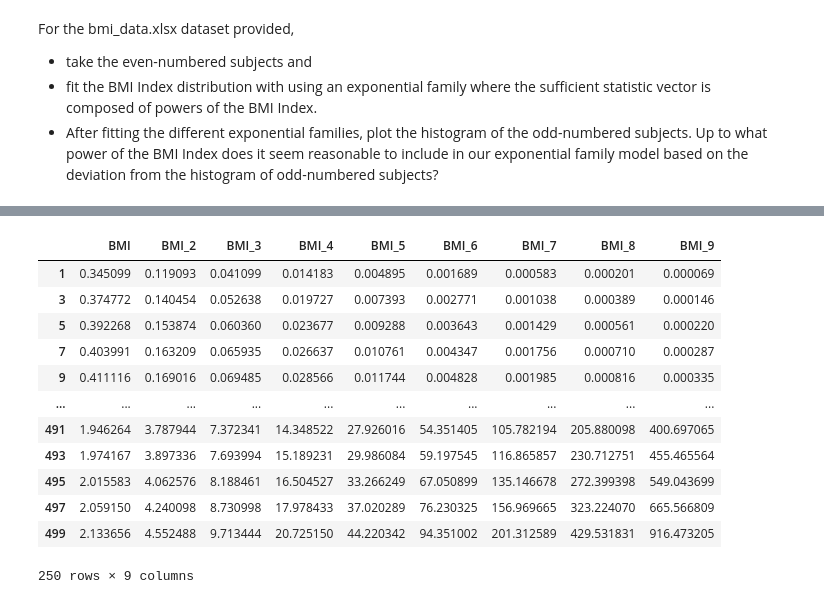
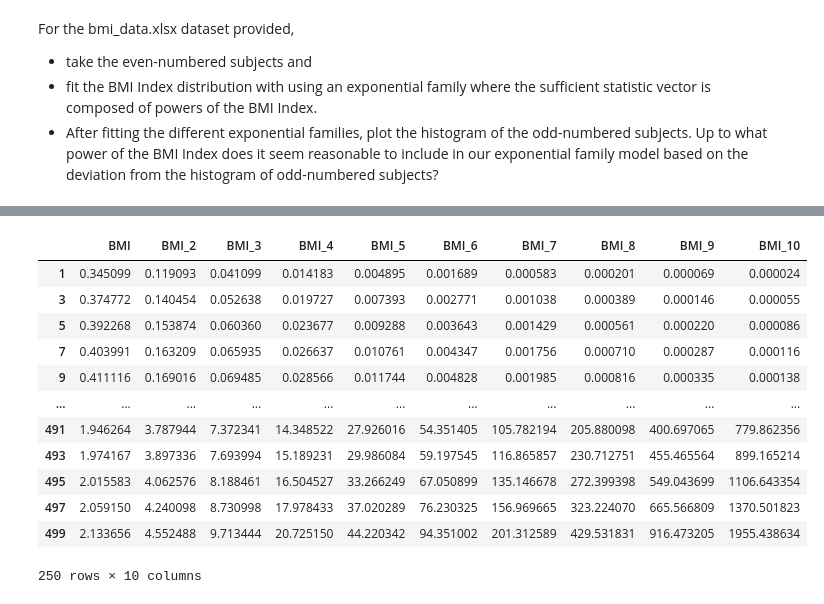
Before and after one commit to EiderDiaz/midterm_ds_is, a Jupyter notebook: final summer takehome/Q1_exponential families.ipynb, the cells around one changed output, grey strips where cells are left out. Drawn from its saved outputs; the diff is of its cells as text; code cells hidden in the pictures.

```diff
--- a/final summer takehome/Q1_exponential families.ipynb
+++ b/final summer takehome/Q1_exponential families.ipynb
@@ -57,21 +42,20 @@ odds_bmi = pd.DataFrame(odds.loc[:,"BMI"])
 # %%
 #create a grid of 10 values
-
-for i in range(2,10):
+for i in range(2,11):
     evens_bmi['BMI_'+ str(i)] = evens_bmi['BMI'] ** i
 
 evens_bmi
 # %% [output]
-|  | BMI | BMI_2 | BMI_3 | BMI_4 | BMI_5 | BMI_6 | BMI_7 | BMI_8 | BMI_9 |
-| 1 | 0.345099 | 0.119093 | 0.041099 | 0.014183 | 0.004895 | 0.001689 | 0.000583 | 0.000201 | 0.000069 |
-| 3 | 0.374772 | 0.140454 | 0.052638 | 0.019727 | 0.007393 | 0.002771 | 0.001038 | 0.000389 | 0.000146 |
-| 5 | 0.392268 | 0.153874 | 0.060360 | 0.023677 | 0.009288 | 0.003643 | 0.001429 | 0.000561 | 0.000220 |
-| 7 | 0.403991 | 0.163209 | 0.065935 | 0.026637 | 0.010761 | 0.004347 | 0.001756 | 0.000710 | 0.000287 |
-| 9 | 0.411116 | 0.169016 | 0.069485 | 0.028566 | 0.011744 | 0.004828 | 0.001985 | 0.000816 | 0.000335 |
-| ... | ... | ... | ... | ... | ... | ... | ... | ... | ... |
-| 491 | 1.946264 | 3.787944 | 7.372341 | 14.348522 | 27.926016 | 54.351405 | 105.782194 | 205.880098 | 400.697065 |
-| 493 | 1.974167 | 3.897336 | 7.693994 | 15.189231 | 29.986084 | 59.197545 | 116.865857 | 230.712751 | 455.465564 |
-| 495 | 2.015583 | 4.062576 | 8.188461 | 16.504527 | 33.266249 | 67.050899 | 135.146678 | 272.399398 | 549.043699 |
-| 497 | 2.059150 | 4.240098 | 8.730998 | 17.978433 | 37.020289 | 76.230325 | 156.969665 | 323.224070 | 665.566809 |
-| 499 | 2.133656 | 4.552488 | 9.713444 | 20.725150 | 44.220342 | 94.351002 | 201.312589 | 429.531831 | 916.473205 |
+|  | BMI | BMI_2 | BMI_3 | BMI_4 | BMI_5 | BMI_6 | BMI_7 | BMI_8 | BMI_9 | BMI_10 |
+| 1 | 0.345099 | 0.119093 | 0.041099 | 0.014183 | 0.004895 | 0.001689 | 0.000583 | 0.000201 | 0.000069 | 0.000024 |
+| 3 | 0.374772 | 0.140454 | 0.052638 | 0.019727 | 0.007393 | 0.002771 | 0.001038 | 0.000389 | 0.000146 | 0.000055 |
+| 5 | 0.392268 | 0.153874 | 0.060360 | 0.023677 | 0.009288 | 0.003643 | 0.001429 | 0.000561 | 0.000220 | 0.000086 |
+| 7 | 0.403991 | 0.163209 | 0.065935 | 0.026637 | 0.010761 | 0.004347 | 0.001756 | 0.000710 | 0.000287 | 0.000116 |
+| 9 | 0.411116 | 0.169016 | 0.069485 | 0.028566 | 0.011744 | 0.004828 | 0.001985 | 0.000816 | 0.000335 | 0.000138 |
+| ... | ... | ... | ... | ... | ... | ... | ... | ... | ... | ... |
+| 491 | 1.946264 | 3.787944 | 7.372341 | 14.348522 | 27.926016 | 54.351405 | 105.782194 | 205.880098 | 400.697065 | 779.862356 |
+| 493 | 1.974167 | 3.897336 | 7.693994 | 15.189231 | 29.986084 | 59.197545 | 116.865857 | 230.712751 | 455.465564 | 899.165214 |
+| 495 | 2.015583 | 4.062576 | 8.188461 | 16.504527 | 33.266249 | 67.050899 | 135.146678 | 272.399398 | 549.043699 | 1106.643354 |
+| 497 | 2.059150 | 4.240098 | 8.730998 | 17.978433 | 37.020289 | 76.230325 | 156.969665 | 323.224070 | 665.566809 | 1370.501823 |
+| 499 | 2.133656 | 4.552488 | 9.713444 | 20.725150 | 44.220342 | 94.351002 | 201.312589 | 429.531831 | 916.473205 | 1955.438634 |
-250 rows × 9 columns
+250 rows × 10 columns
```
Also changed, not shown: parts of 25 cells of this notebook, 1 other file.
